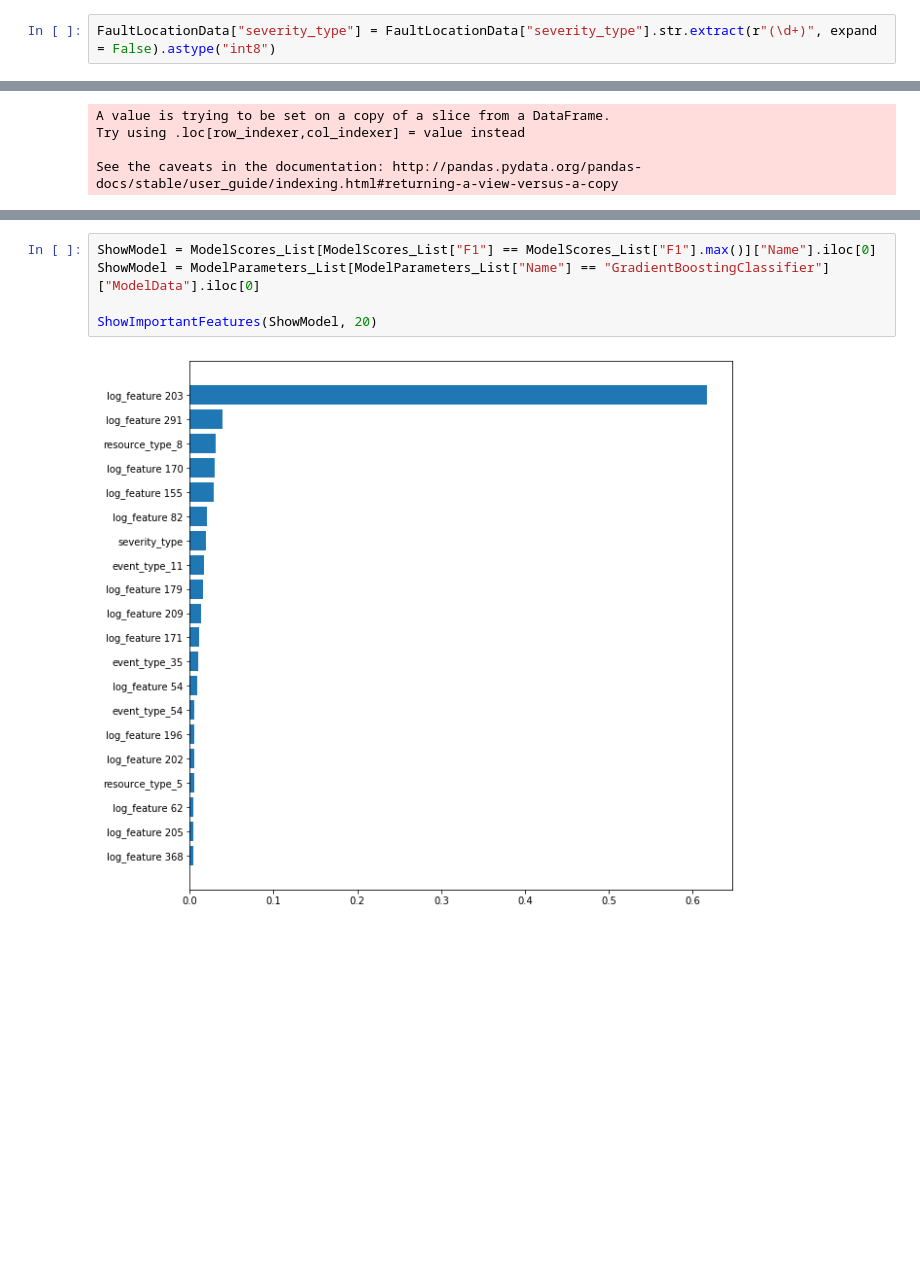
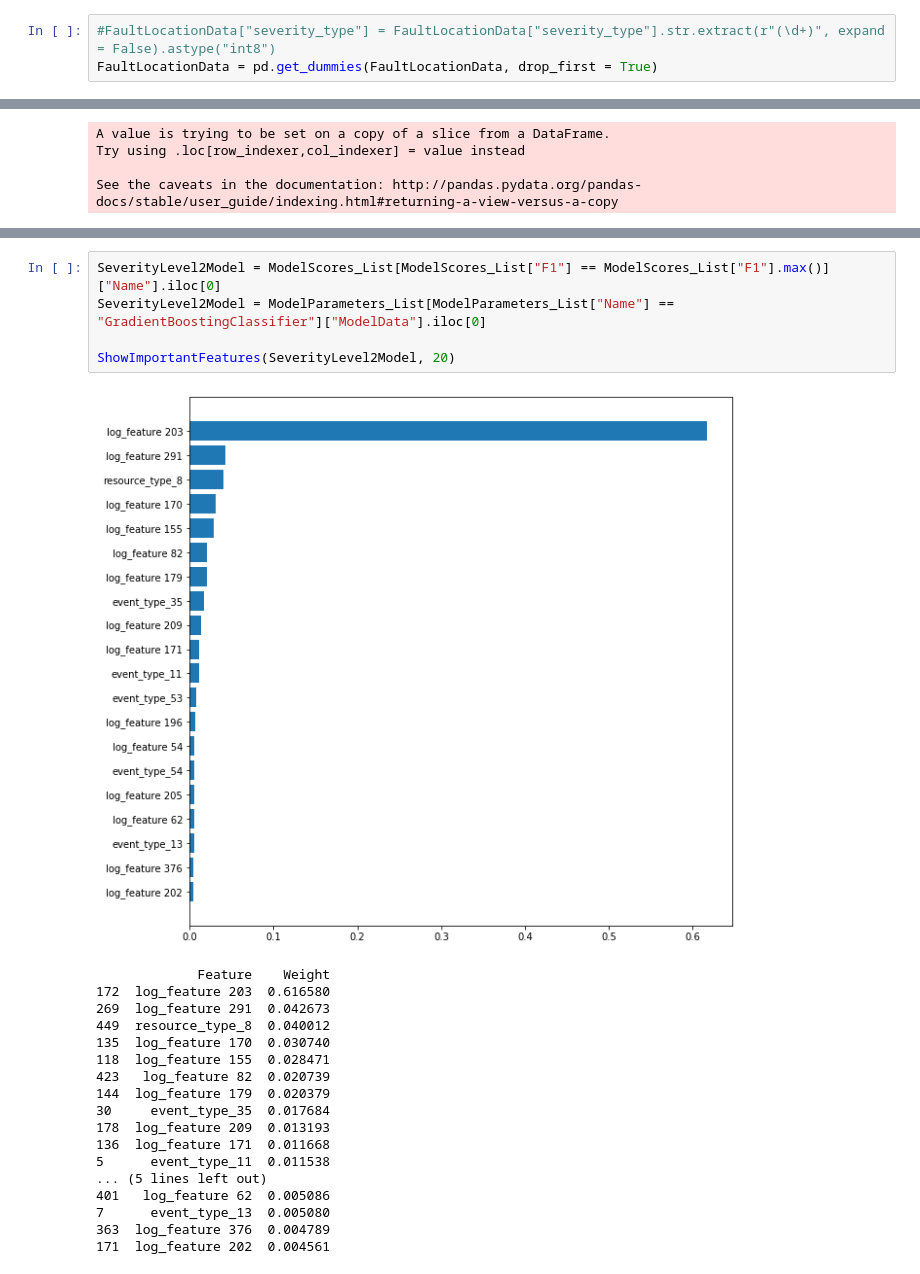
Before and after one commit to NormanHung/Practice-Predicting-Service-Disruptions, a Jupyter notebook: Assignment - Service Disruptions.ipynb, the cells around one changed output, grey strips where cells are left out. Drawn from its saved outputs; the diff is of its cells as text; blank space fills up the shorter version.

```diff
--- a/Assignment - Service Disruptions.ipynb
+++ b/Assignment - Service Disruptions.ipynb
@@ -418,4 +418,5 @@ fault_severity    34820
 severity_type         0
 dtype: int64
 # %%
-FaultLocationData["severity_type"] = FaultLocationData["severity_type"].str.extract(r"(\d+)", expand = False).astype("int8")
+#FaultLocationData["severity_type"] = FaultLocationData["severity_type"].str.extract(r"(\d+)", expand = False).astype("int8")
+FaultLocationData = pd.get_dummies(FaultLocationData, drop_first = True)
@@ -671,7 +677,24 @@ print(ModelScores_List)
 # %%
-ShowModel = ModelScores_List[ModelScores_List["F1"] == ModelScores_List["F1"].max()]["Name"].iloc[0]
-ShowModel = ModelParameters_List[ModelParameters_List["Name"] == "GradientBoostingClassifier"]["ModelData"].iloc[0]
+SeverityLevel2Model = ModelScores_List[ModelScores_List["F1"] == ModelScores_List["F1"].max()]["Name"].iloc[0]
+SeverityLevel2Model = ModelParameters_List[ModelParameters_List["Name"] == "GradientBoostingClassifier"]["ModelData"].iloc[0]
 
-ShowImportantFeatures(ShowModel, 20)
+ShowImportantFeatures(SeverityLevel2Model, 20)
 # %% [output]
-[figure, old version]
+[figure, new version]
+             Feature    Weight
+172  log_feature 203  0.616580
+269  log_feature 291  0.042673
+449  resource_type_8  0.040012
+135  log_feature 170  0.030740
+118  log_feature 155  0.028471
+423   log_feature 82  0.020739
+144  log_feature 179  0.020379
+30     event_type_35  0.017684
+178  log_feature 209  0.013193
+136  log_feature 171  0.011668
+5      event_type_11  0.011538
+... (5 lines left out)
+401   log_feature 62  0.005086
+7      event_type_13  0.005080
+363  log_feature 376  0.004789
+171  log_feature 202  0.004561
```
Also changed, not shown: parts of 21 cells of this notebook.
